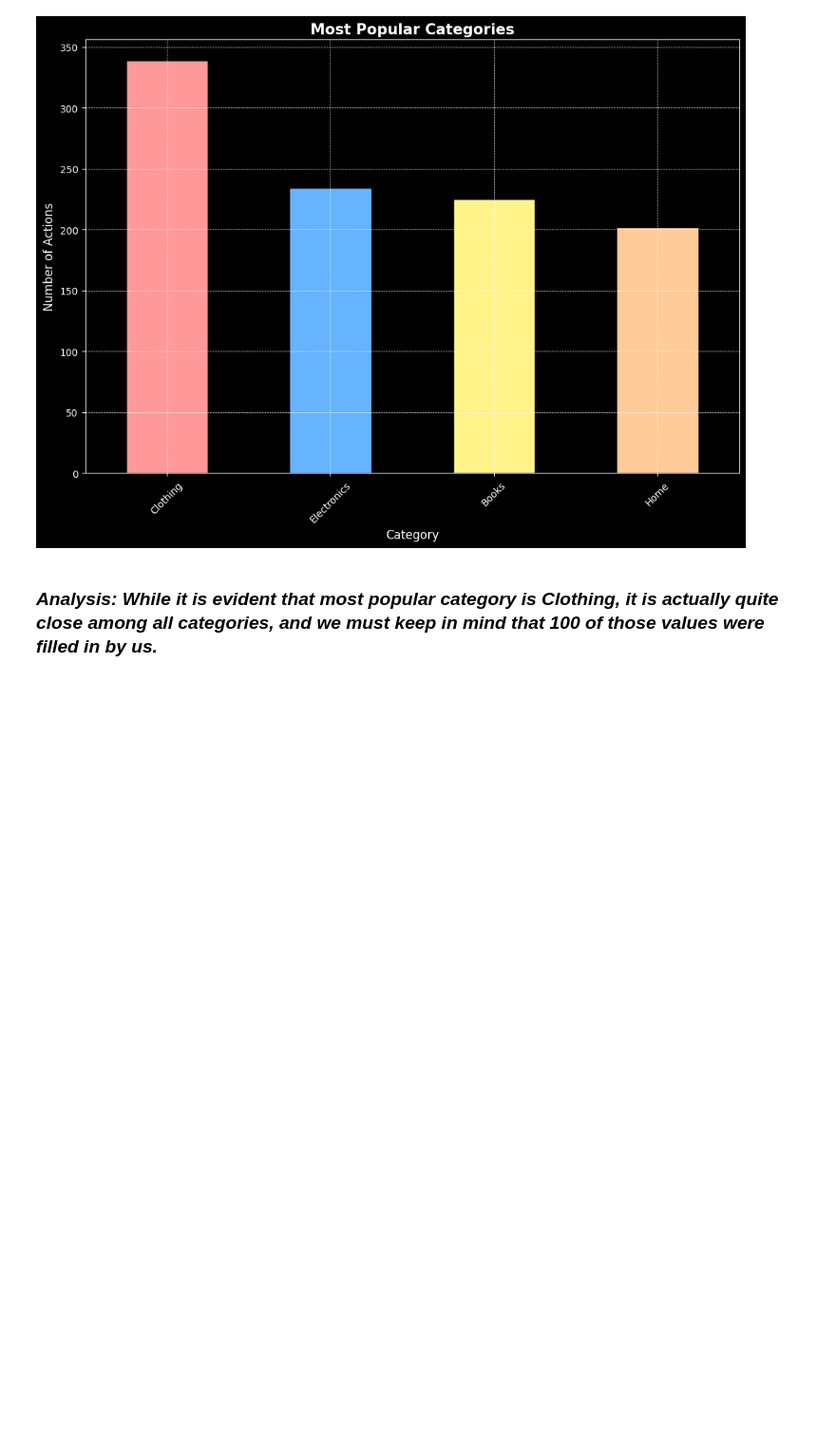
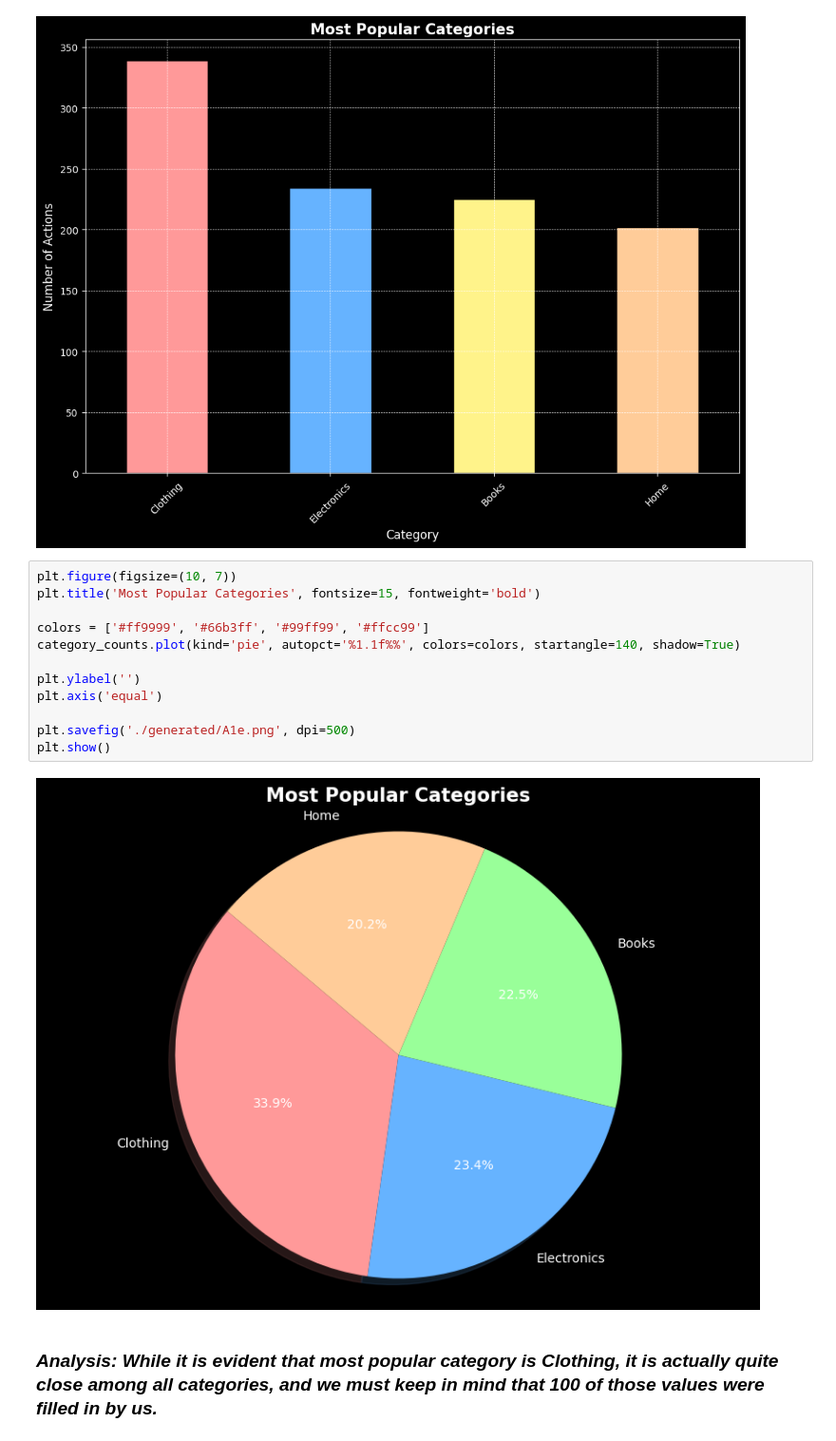
Before and after one commit to rajin-khan/machine-learning-sem10, a Jupyter notebook: assignments/Assignment1.ipynb, the cells around one changed output. Shown: that part at 95% size. Cells and saved outputs as stored; diff of their text form; blank space fills up the shorter version.

```diff
--- a/assignments/Assignment1.ipynb
+++ b/assignments/Assignment1.ipynb
@@ -392,6 +392,20 @@ plt.savefig('./generated/A1d.png', dpi=500)
 plt.show()
 # %% [output]
 [figure]
+# %%
+plt.figure(figsize=(10, 7))
+plt.title('Most Popular Categories', fontsize=15, fontweight='bold')
+
+colors = ['#ff9999', '#66b3ff', '#99ff99', '#ffcc99']
+category_counts.plot(kind='pie', autopct='%1.1f%%', colors=colors, startangle=140, shadow=True)
+
+plt.ylabel('')
+plt.axis('equal')
+
+plt.savefig('./generated/A1e.png', dpi=500)
+plt.show()
+# %% [output]
+[figure, added]
 # %% [markdown]
 ### *Analysis: While it is evident that most popular category is **Clothing**, it is actually **quite close** among all categories, and we must keep in mind that **100 of those values** were filled in by us.*
 # %% [markdown]
```
Also changed, not shown: parts of 9 cells of this notebook, 2 other files.
